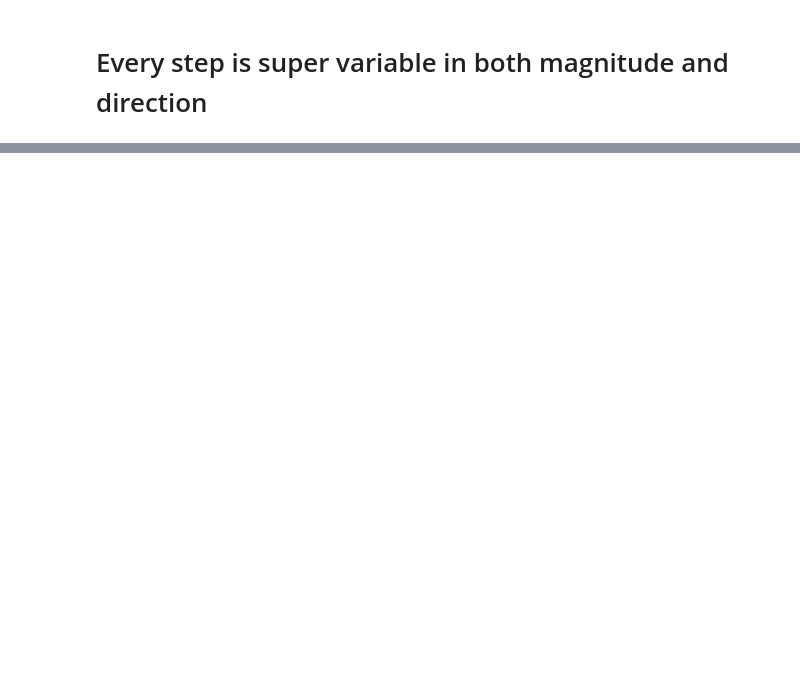
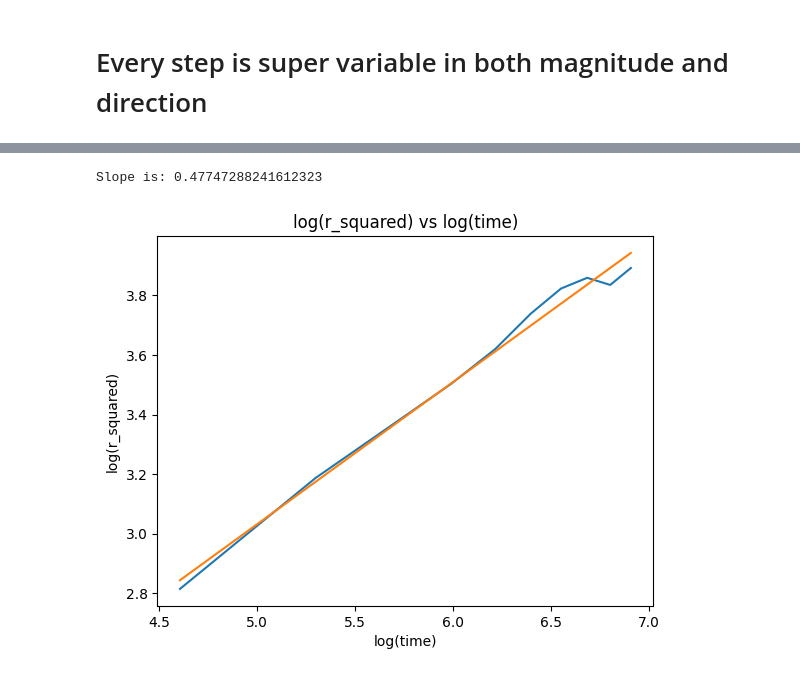
Before and after one commit to Benoul/From-Newton-to-Mandelbrot, a Jupyter notebook: different_flights.ipynb, the cells around one changed output, grey strips where cells are left out. Saved outputs shown, nothing was run; the diff lists cells and outputs as text; code cells hidden in the pictures; blank space fills up the shorter version.

```diff
--- a/different_flights.ipynb
+++ b/different_flights.ipynb
@@ -120,0 +153,42 @@ plt.plot(x, y, marker='o')
+# %%
+def random_direction_walk_only_last(key, time=10):
+    key, stepsize_key = random.split(key)
+
+    samples = sample_sine_squared_vectorized(3, 3, 1000)
+    stepsize = samples[np.random.randint(0, len(samples))]
+
+    key, angle_key = random.split(key)
+    angles = random.uniform(angle_key, shape=(int(time - 1),), minval=0.0, maxval=2 * jnp.pi)
+    steps = stepsize * jnp.stack([jnp.cos(angles), jnp.sin(angles)], axis=1)
+
+    positions = jnp.cumsum(steps, axis=0)
+    last_position = positions[-1]
+
+    return last_position[0], last_position[1]
+
+
+N = 500
+timerange = np.linspace(100, 1000, 10)
+mean_r_squared = []
+for t in timerange:
+    r_squared_temp = 0
+    for _ in range(N):
+        x, y = random_direction_walk_only_last(random.PRNGKey(np.random.randint(0, 100)), time=t)
+        r_squared_temp += (x**2 + y**2)/N
+    mean_r_squared.append(r_squared_temp)
+r_rms = np.sqrt(mean_r_squared)
+
+log_timerange = np.log(timerange)
+log_r_rms = np.log(r_rms)
+slope, intercept, r_value, p_value, std_err = stats.linregress(log_timerange, log_r_rms)
+
+plt.plot(log_timerange, log_r_rms)
+plt.plot(log_timerange, slope * log_timerange + intercept)
+print("Slope is:", slope)
+plt.xlabel('log(time)')
+plt.ylabel('log(r_squared)')
+plt.title('log(r_squared) vs log(time)')
+plt.show()
+# %% [output]
+Slope is: 0.47747288241612323
+[figure, added]
```
Also changed, not shown: parts of 11 cells of this notebook.
